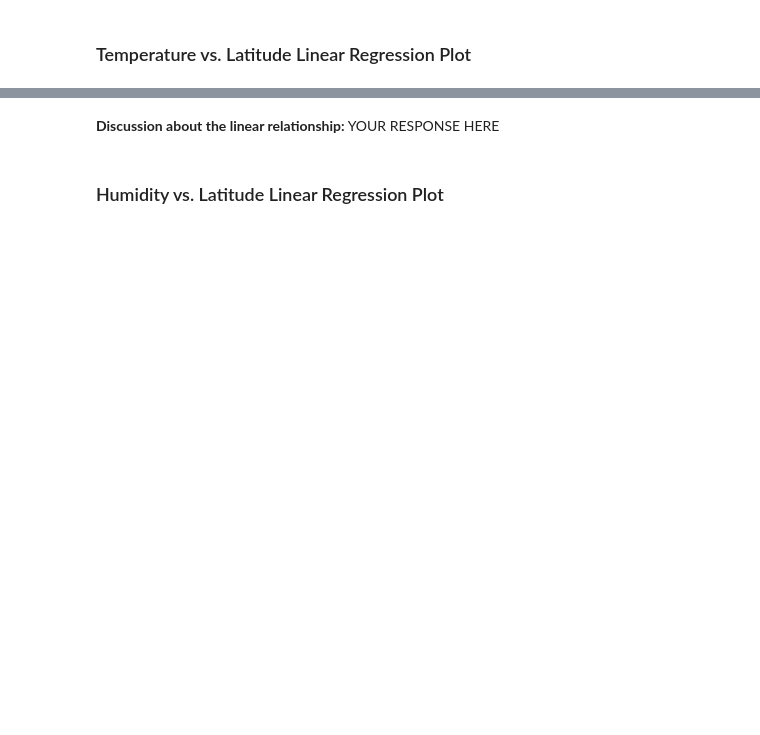
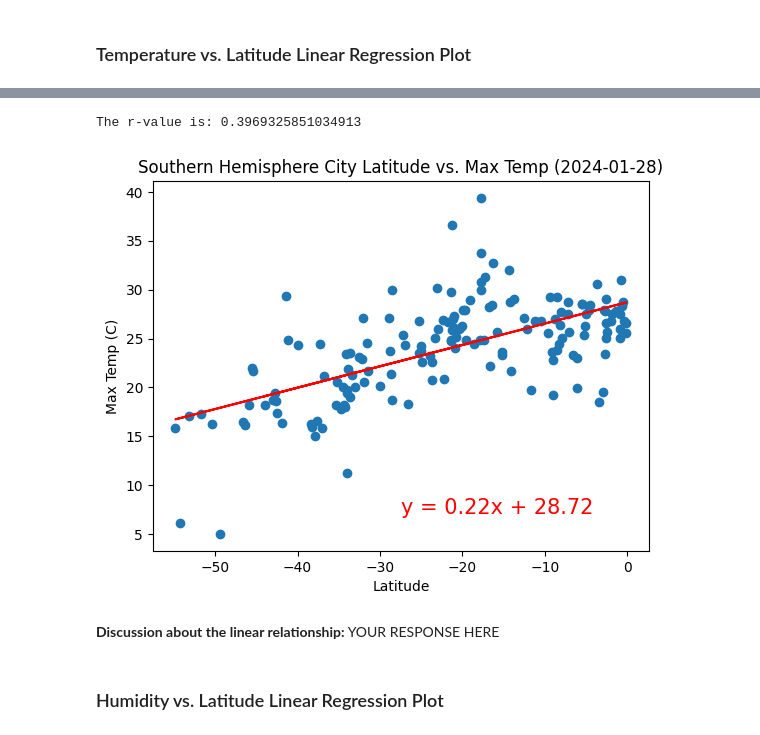
Before and after one commit to mdg1317/python-api-challenge, a Jupyter notebook: WeatherPy/WeatherPy.ipynb, the cells around one changed output, grey strips where cells are left out. Saved outputs shown, nothing was run; the diff lists cells and outputs as text; code cells hidden in the pictures; blank space fills up the shorter version.

```diff
--- a/WeatherPy/WeatherPy.ipynb
+++ b/WeatherPy/WeatherPy.ipynb
@@ -315,3 +328,12 @@ The r-value is: 0.4121057168607245
+# %%
+# Linear regression on Southern Hemisphere
+title = f"Southern Hemisphere City Latitude vs. Max Temp ({date})"
+x_label = "Latitude"
+y_label = "Max Temp (C)"
+linearRegression(southern_hemi_df["Lat"], southern_hemi_df["Max Temp"], 0.5, 0.1, title, x_label, y_label)
+# %% [output]
+The r-value is: 0.3969325851034913
+[figure, added]
 # %% [markdown]
 **Discussion about the linear relationship:** YOUR RESPONSE HERE
 # %% [markdown]
```
Also changed, not shown: parts of 19 cells of this notebook.
